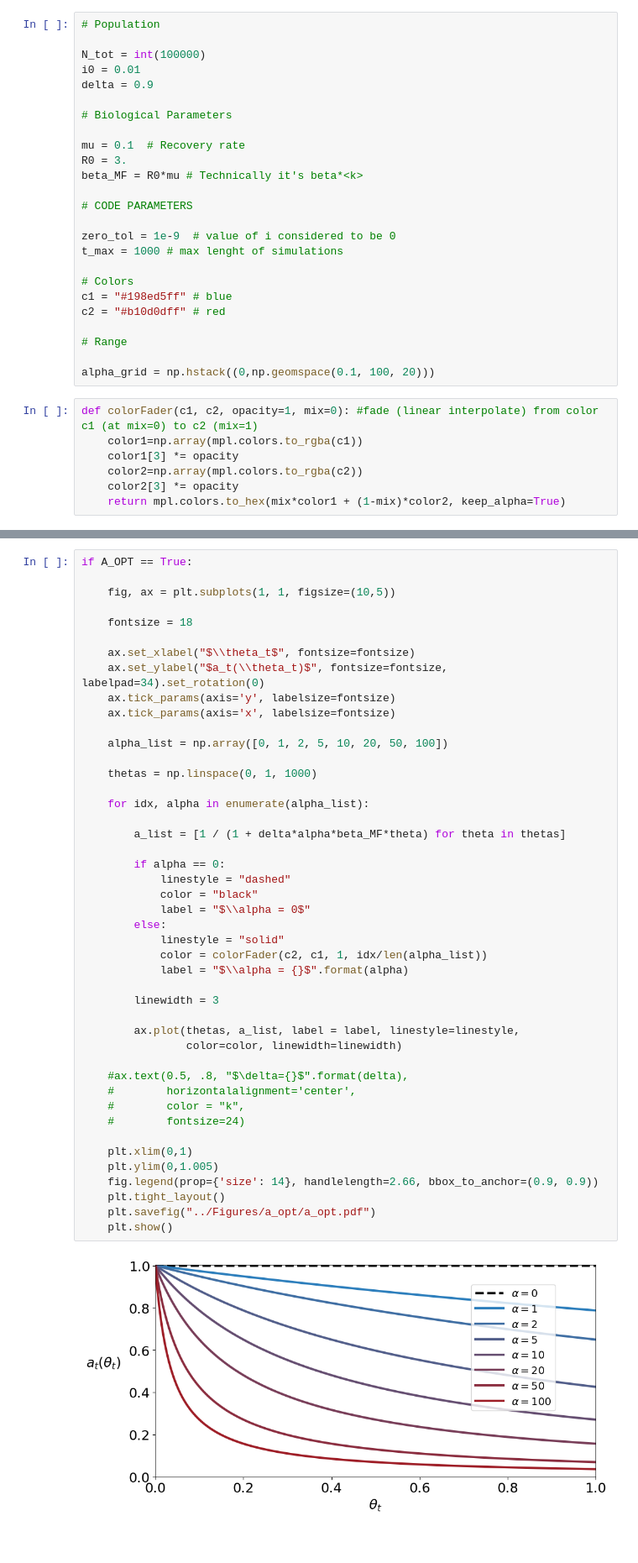
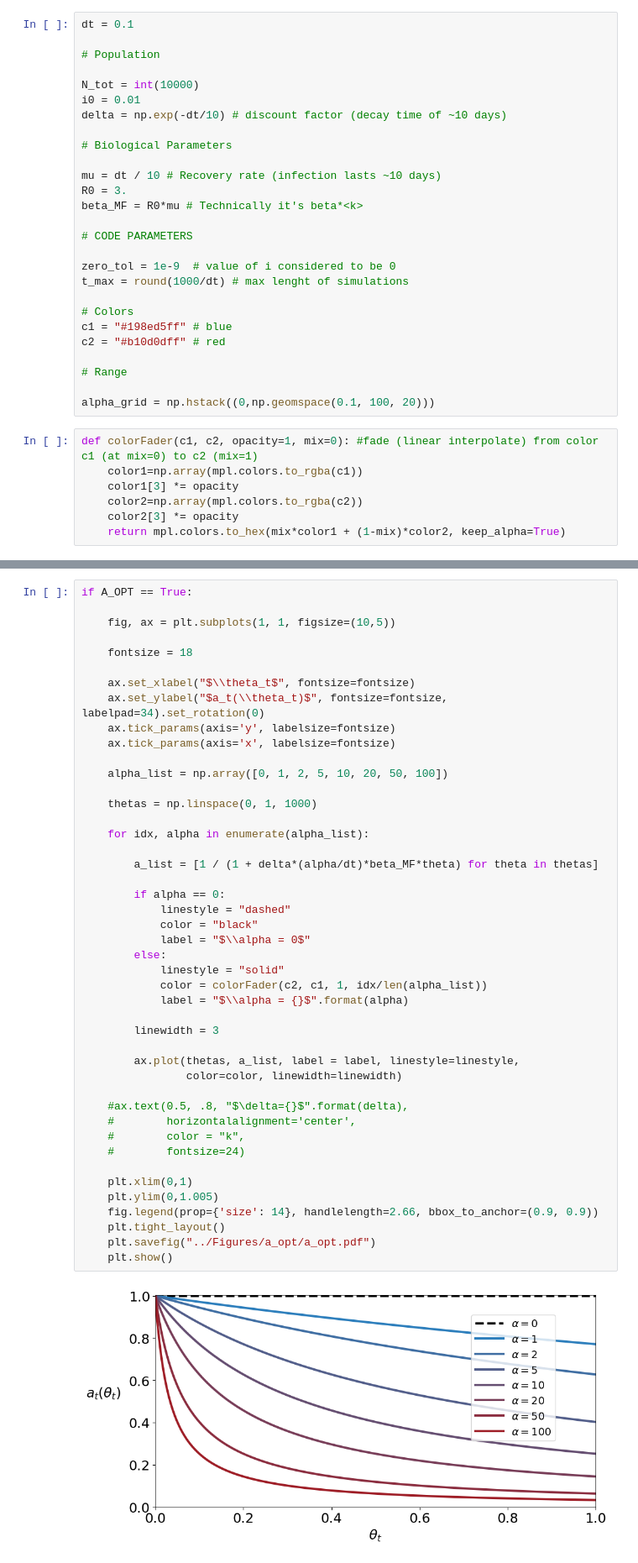
Before and after one commit to lorenzoamir/EpiNetworkPaper, a Jupyter notebook: Notebooks/EpiNetworkNotebook.ipynb, the cells around one changed output, grey strips where cells are left out. Shown at 84% size. Drawn from its saved outputs; the diff is of its cells as text.

```diff
--- a/Notebooks/EpiNetworkNotebook.ipynb
+++ b/Notebooks/EpiNetworkNotebook.ipynb
@@ -24,20 +19,22 @@ $$a_{t+1} = \frac{1}{1 + \delta \beta \langle k \rangle a_t i_t \alpha_{tot}}$$
 # %%
+dt = 0.1
+
 # Population
 
-N_tot = int(100000)
+N_tot = int(10000)
 i0 = 0.01
-delta = 0.9
+delta = np.exp(-dt/10) # discount factor (decay time of ~10 days)
 
 # Biological Parameters
 
-mu = 0.1  # Recovery rate
+mu = dt / 10 # Recovery rate (infection lasts ~10 days)
 R0 = 3.
 beta_MF = R0*mu # Technically it's beta*<k>
 
 # CODE PARAMETERS
 
 zero_tol = 1e-9  # value of i considered to be 0
-t_max = 1000 # max lenght of simulations
+t_max = round(1000/dt) # max lenght of simulations
 
 # Colors
 c1 = "#198ed5ff" # blue
@@ -73,33 +70,33 @@ if A_OPT == True:
 
     for idx, alpha in enumerate(alpha_list):
 
-        a_list = [1 / (1 + delta*alpha*beta_MF*theta) for theta in thetas]
+        a_list = [1 / (1 + delta*(alpha/dt)*beta_MF*theta) for theta in thetas]
 
         if alpha == 0:
             linestyle = "dashed"
             color = "black"
             label = "$\\alpha = 0$"
         else:
             linestyle = "solid"
             color = colorFader(c2, c1, 1, idx/len(alpha_list))
             label = "$\\alpha = {}$".format(alpha)
 
         linewidth = 3
 
         ax.plot(thetas, a_list, label = label, linestyle=linestyle,
                 color=color, linewidth=linewidth)
 
     #ax.text(0.5, .8, "$\delta={}$".format(delta),
     #        horizontalalignment='center',
     #        color = "k",
     #        fontsize=24)
 
     plt.xlim(0,1)
     plt.ylim(0,1.005)
     fig.legend(prop={'size': 14}, handlelength=2.66, bbox_to_anchor=(0.9, 0.9))
     plt.tight_layout()
     plt.savefig("../Figures/a_opt/a_opt.pdf")
     plt.show()
 # %% [output]
-[figure, old version]
+[figure, new version]
 # %% [markdown]
```
Also changed, not shown: parts of 15 cells of this notebook, 10 other files.
